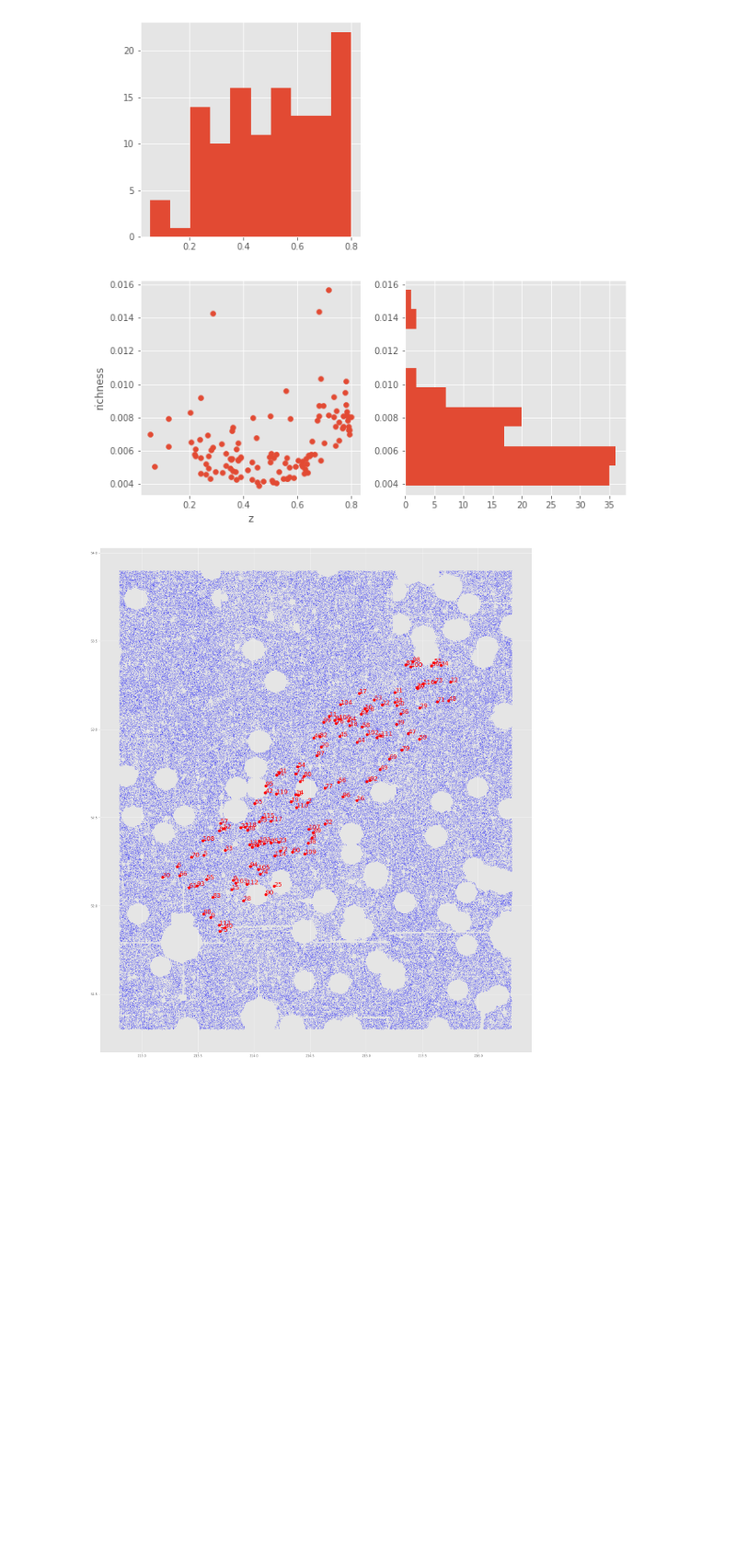
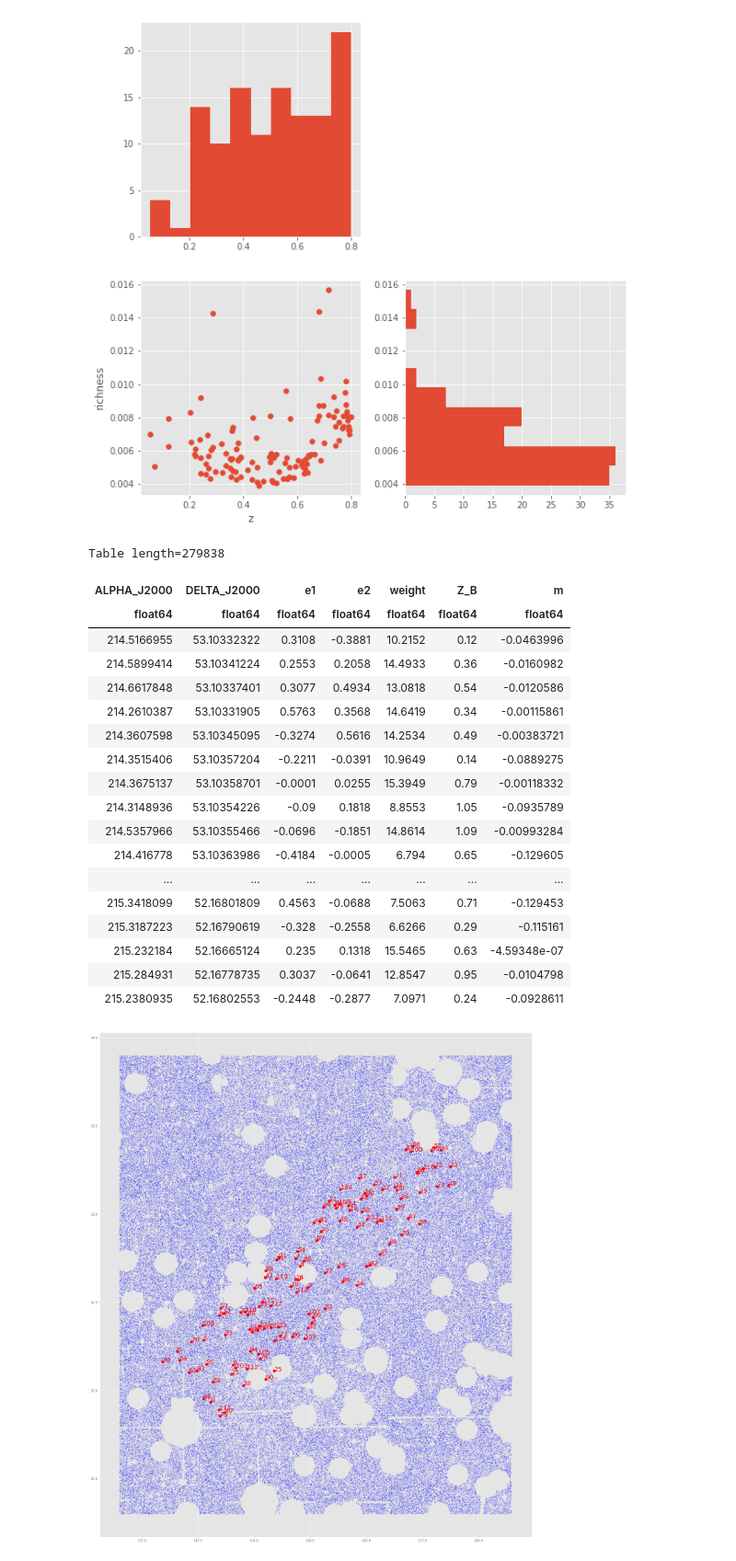
Before and after one commit to andrevitorelli/xlensing, a Jupyter notebook: notebooks/Concentrations_of_Clusters-JPAS.ipynb, the cells around one changed output. Shown at 92% size. Cells and saved outputs as stored; diff of their text form; code cells hidden in the pictures; blank space fills up the shorter version.

```diff
--- a/notebooks/Concentrations_of_Clusters-JPAS.ipynb
+++ b/notebooks/Concentrations_of_Clusters-JPAS.ipynb
@@ -88,6 +89,28 @@ highzclusters_poor = lowzclusters[highzclusters['rich_mag-21']<median_rich_highz
 CFHT_SOURCES = "CFHTLens.tsv"
 # %%
 sourcescfht=Table.read(os.path.join(JPAS_DIR,CFHT_SOURCES),format='ascii')
+# %%
+sourcescfht
+# %% [output]
+Table length=279838
+| ALPHA_J2000 | DELTA_J2000 | e1 | e2 | weight | Z_B | m |
+| float64 | float64 | float64 | float64 | float64 | float64 | float64 |
+| 214.5166955 | 53.10332322 | 0.3108 | -0.3881 | 10.2152 | 0.12 | -0.0463996 |
+| 214.5899414 | 53.10341224 | 0.2553 | 0.2058 | 14.4933 | 0.36 | -0.0160982 |
+| 214.6617848 | 53.10337401 | 0.3077 | 0.4934 | 13.0818 | 0.54 | -0.0120586 |
+| 214.2610387 | 53.10331905 | 0.5763 | 0.3568 | 14.6419 | 0.34 | -0.00115861 |
+| 214.3607598 | 53.10345095 | -0.3274 | 0.5616 | 14.2534 | 0.49 | -0.00383721 |
+| 214.3515406 | 53.10357204 | -0.2211 | -0.0391 | 10.9649 | 0.14 | -0.0889275 |
+| 214.3675137 | 53.10358701 | -0.0001 | 0.0255 | 15.3949 | 0.79 | -0.00118332 |
+| 214.3148936 | 53.10354226 | -0.09 | 0.1818 | 8.8553 | 1.05 | -0.0935789 |
+| 214.5357966 | 53.10355466 | -0.0696 | -0.1851 | 14.8614 | 1.09 | -0.00993284 |
+| 214.416778 | 53.10363986 | -0.4184 | -0.0005 | 6.794 | 0.65 | -0.129605 |
+| ... | ... | ... | ... | ... | ... | ... |
+| 215.3418099 | 52.16801809 | 0.4563 | -0.0688 | 7.5063 | 0.71 | -0.129453 |
+| 215.3187223 | 52.16790619 | -0.328 | -0.2558 | 6.6266 | 0.29 | -0.115161 |
+| 215.232184 | 52.16665124 | 0.235 | 0.1318 | 15.5465 | 0.63 | -4.59348e-07 |
+| 215.284931 | 52.16778735 | 0.3037 | -0.0641 | 12.8547 | 0.95 | -0.0104798 |
+| 215.2380935 | 52.16802553 | -0.2448 | -0.2877 | 7.0971 | 0.24 | -0.0928611 |
 # %%
 plt.figure(figsize=(2.5*10,3*10))
 plt.scatter(sourcescfht['ALPHA_J2000'],sourcescfht['DELTA_J2000'],s=1,alpha=0.5,color='blue')
```
Also changed, not shown: parts of 12 cells of this notebook.
